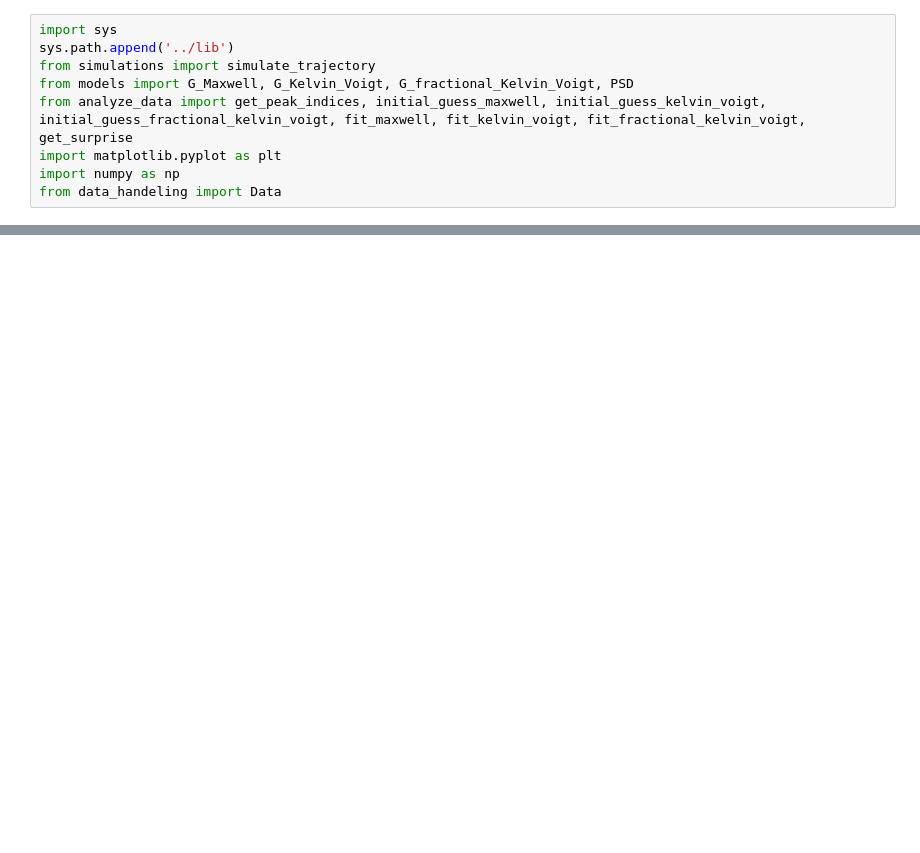
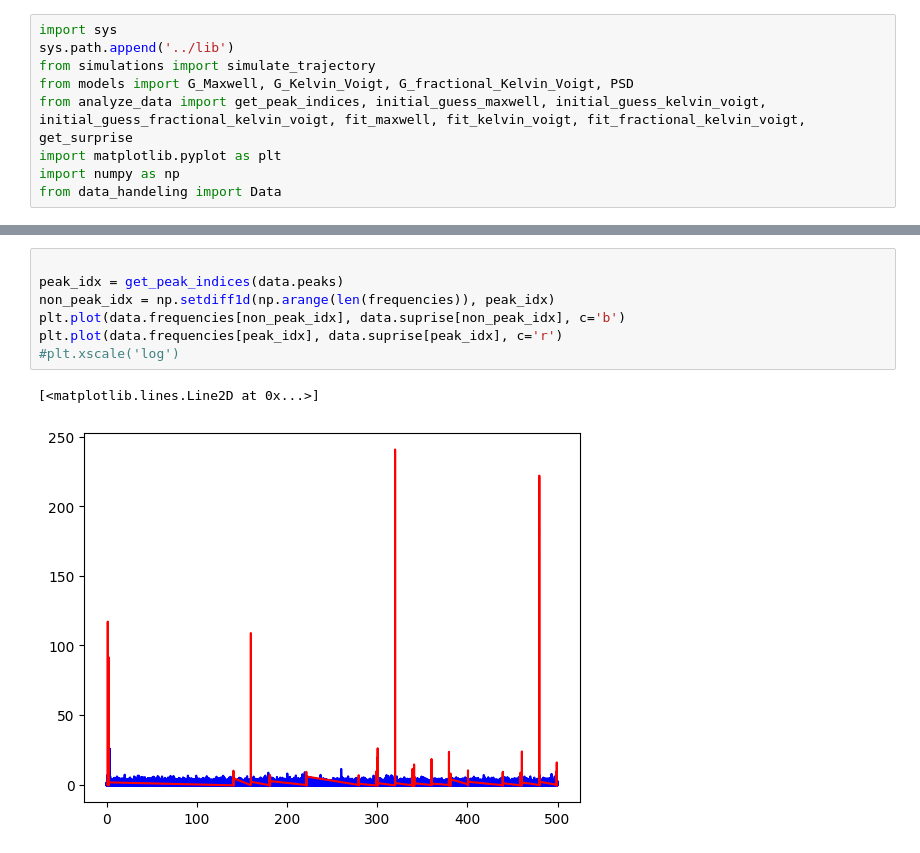
Before and after one commit to wusche1/Spctral-Noise-Filtering, a Jupyter notebook: demos/finding_peaks.ipynb, the cells around one changed output, grey strips where cells are left out. Drawn from its saved outputs; the diff is of its cells as text; blank space fills up the shorter version.

```diff
--- a/demos/finding_peaks.ipynb
+++ b/demos/finding_peaks.ipynb
@@ -96,0 +63,10 @@ array([7.00371317e+04, 9.53498617e+04, 4.25788772e-01, 8.93339658e-01,
+# %%
+
+peak_idx = get_peak_indices(data.peaks)
+non_peak_idx = np.setdiff1d(np.arange(len(frequencies)), peak_idx)
+plt.plot(data.frequencies[non_peak_idx], data.suprise[non_peak_idx], c='b')
+plt.plot(data.frequencies[peak_idx], data.suprise[peak_idx], c='r')
+#plt.xscale('log')
+# %% [output]
+[<matplotlib.lines.Line2D at 0x...>]
+[figure, added]
```
Also changed, not shown: parts of 16 cells of this notebook, 2 other files.
